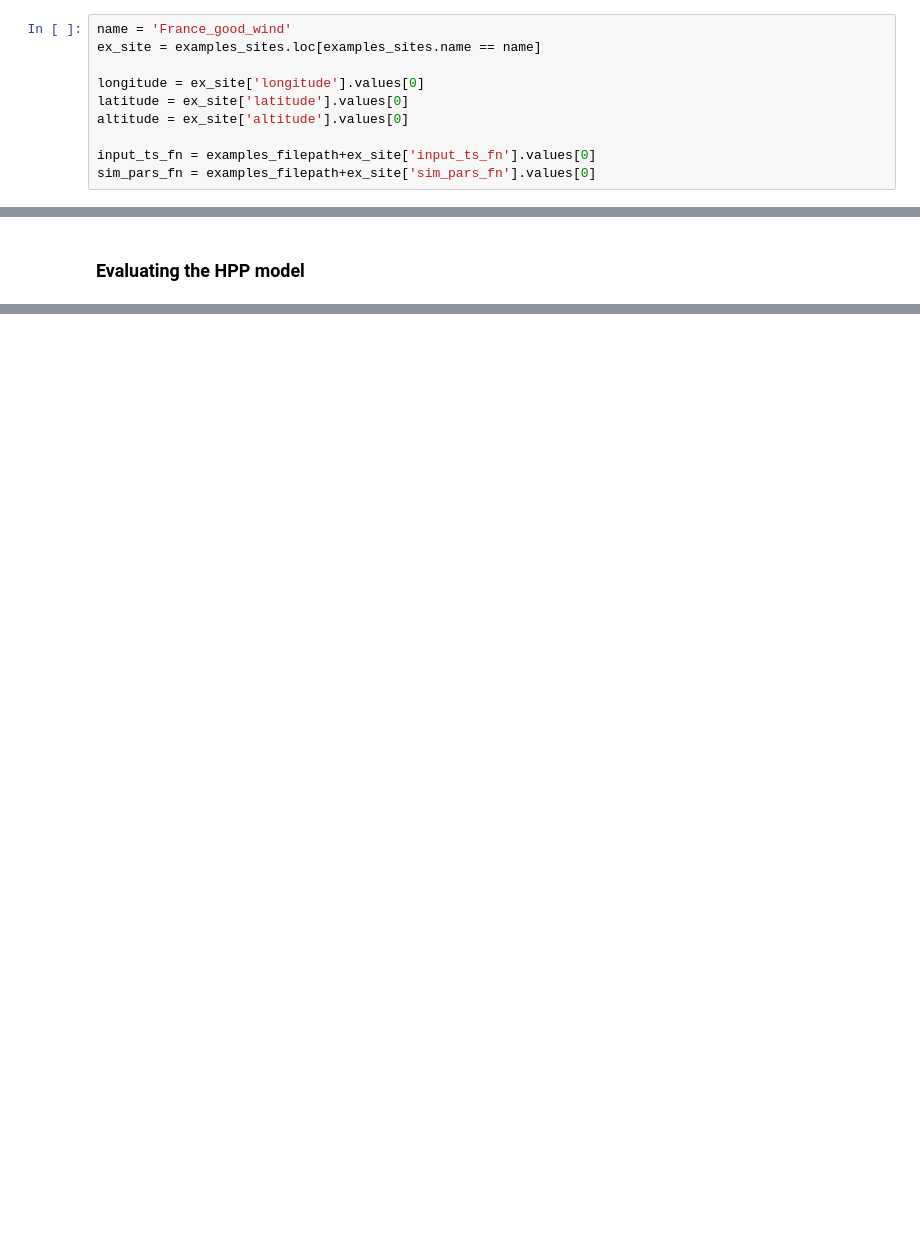
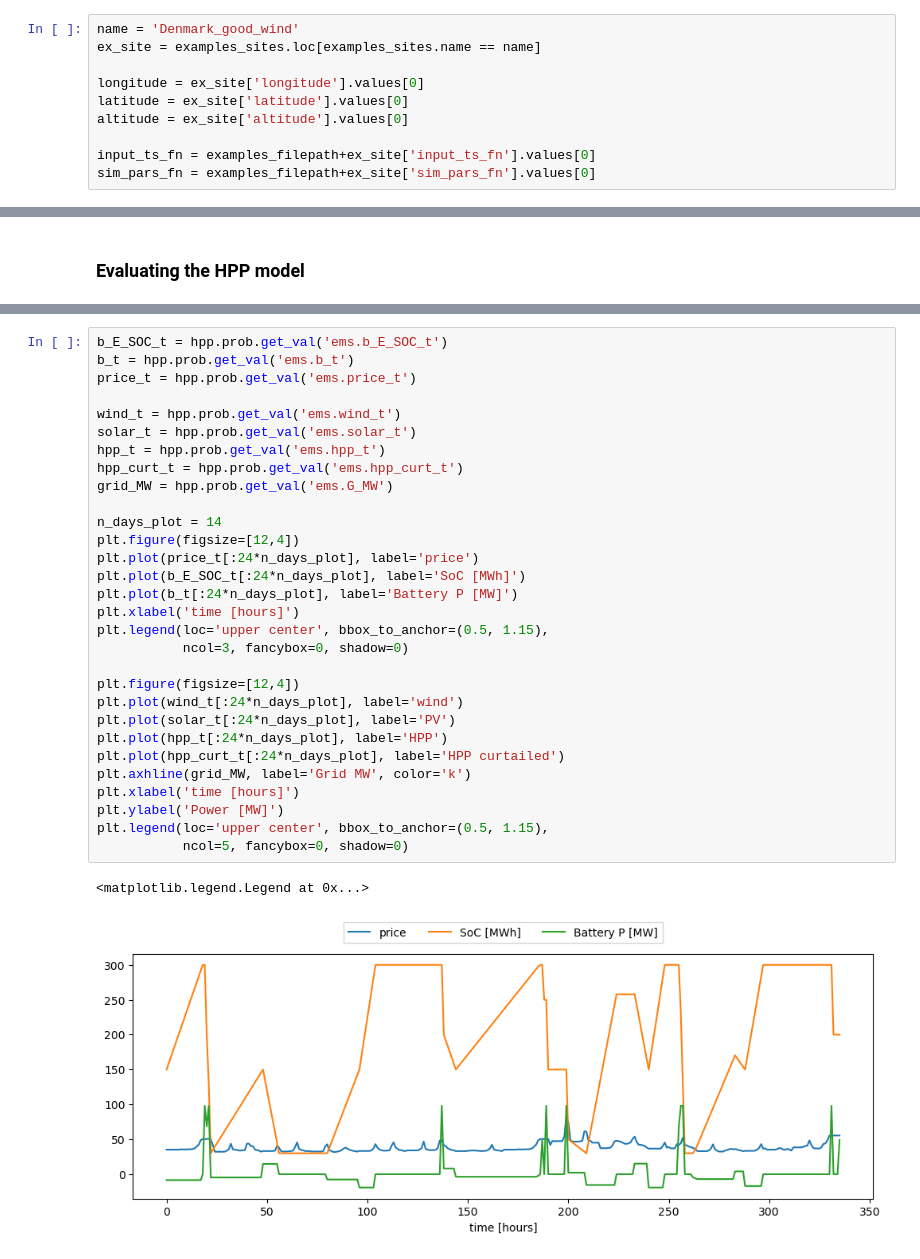
Before and after one commit to PauldeCortanze/Master_Thesis, a Jupyter notebook: docs/notebooks/Advanced_hpp_model.ipynb, the cells around one changed output, grey strips where cells are left out. Cells and saved outputs as stored; diff of their text form; blank space fills up the shorter version.

```diff
--- a/docs/notebooks/Advanced_hpp_model.ipynb
+++ b/docs/notebooks/Advanced_hpp_model.ipynb
@@ -90,5 +101,5 @@ examples_sites
 # %%
-name = 'France_good_wind'
+name = 'Denmark_good_wind'
 ex_site = examples_sites.loc[examples_sites.name == name]
 
 longitude = ex_site['longitude'].values[0]
@@ -167,0 +184,33 @@ exec. time [min]: 0.1967053771018982
+# %%
+b_E_SOC_t = hpp.prob.get_val('ems.b_E_SOC_t')
+b_t = hpp.prob.get_val('ems.b_t')
+price_t = hpp.prob.get_val('ems.price_t')
+
+wind_t = hpp.prob.get_val('ems.wind_t')
+solar_t = hpp.prob.get_val('ems.solar_t')
+hpp_t = hpp.prob.get_val('ems.hpp_t')
+hpp_curt_t = hpp.prob.get_val('ems.hpp_curt_t')
+grid_MW = hpp.prob.get_val('ems.G_MW')
+
+n_days_plot = 14
+plt.figure(figsize=[12,4])
+plt.plot(price_t[:24*n_days_plot], label='price')
+plt.plot(b_E_SOC_t[:24*n_days_plot], label='SoC [MWh]')
+plt.plot(b_t[:24*n_days_plot], label='Battery P [MW]')
+plt.xlabel('time [hours]')
+plt.legend(loc='upper center', bbox_to_anchor=(0.5, 1.15),
+           ncol=3, fancybox=0, shadow=0)
+
+plt.figure(figsize=[12,4])
+plt.plot(wind_t[:24*n_days_plot], label='wind')
+plt.plot(solar_t[:24*n_days_plot], label='PV')
+plt.plot(hpp_t[:24*n_days_plot], label='HPP')
+plt.plot(hpp_curt_t[:24*n_days_plot], label='HPP curtailed')
+plt.axhline(grid_MW, label='Grid MW', color='k')
+plt.xlabel('time [hours]')
+plt.ylabel('Power [MW]')
+plt.legend(loc='upper center', bbox_to_anchor=(0.5, 1.15),
+           ncol=5, fancybox=0, shadow=0)
+# %% [output]
+<matplotlib.legend.Legend at 0x...>
+[figure, added]
```
Also changed, not shown: parts of 8 cells of this notebook, 24 other files.
